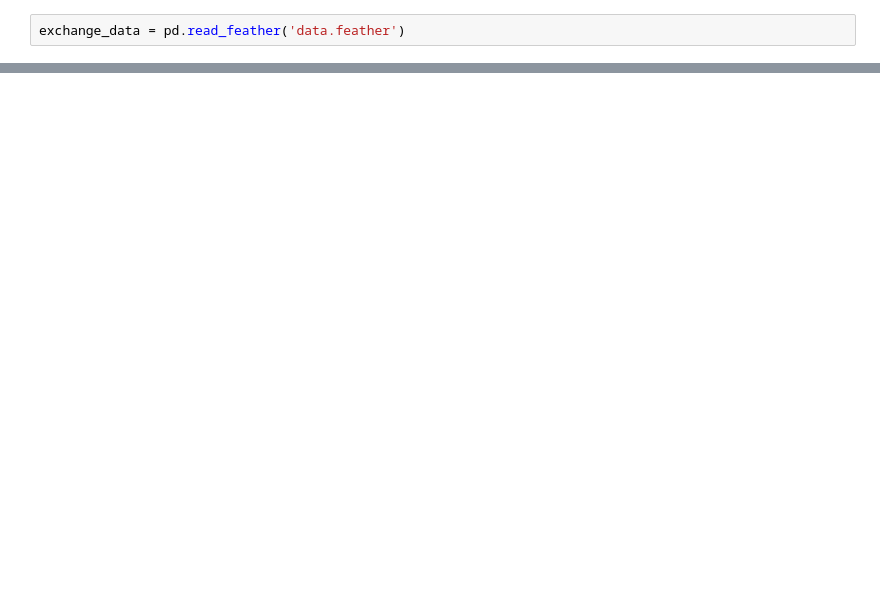
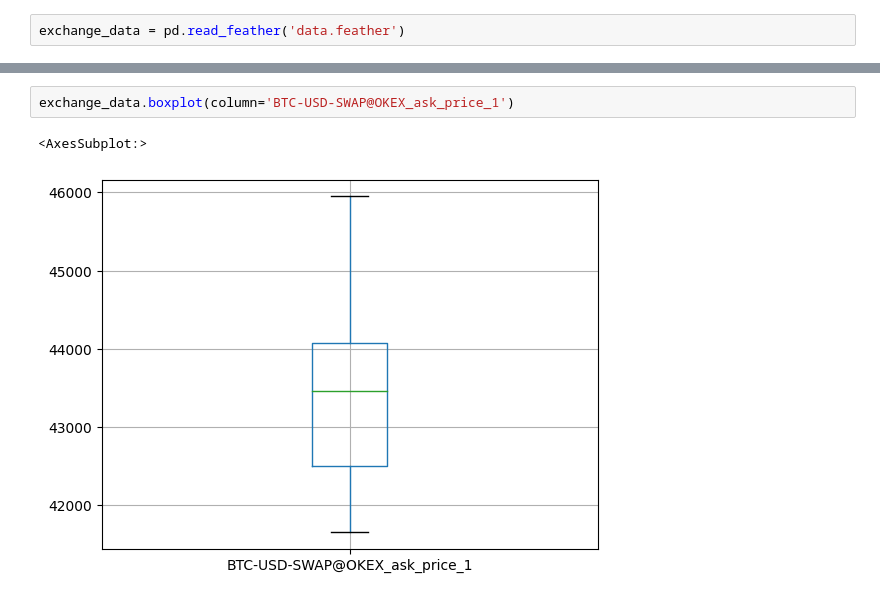
Before and after one commit to varsey/py-sql-test-case, a Jupyter notebook: main.ipynb, the cells around one changed output, grey strips where cells are left out. Cells and saved outputs as stored; diff of their text form; blank space fills up the shorter version.

```diff
--- a/main.ipynb
+++ b/main.ipynb
@@ -39,0 +72,5 @@ quantile 0.75 - 578.0
+# %%
+exchange_data.boxplot(column='BTC-USD-SWAP@OKEX_ask_price_1')
+# %% [output]
+<AxesSubplot:>
+[figure, added]
```
Also changed, not shown: parts of 9 cells of this notebook, 1 other file.
